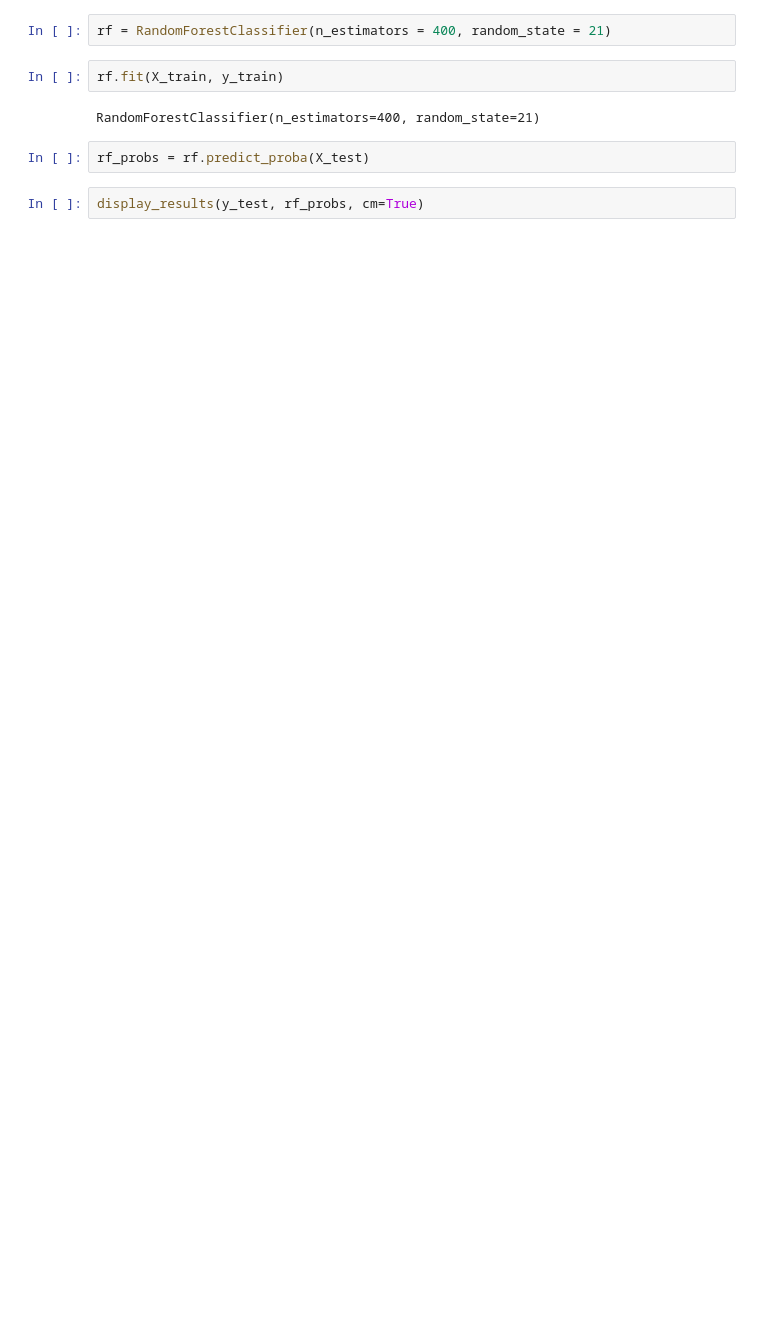
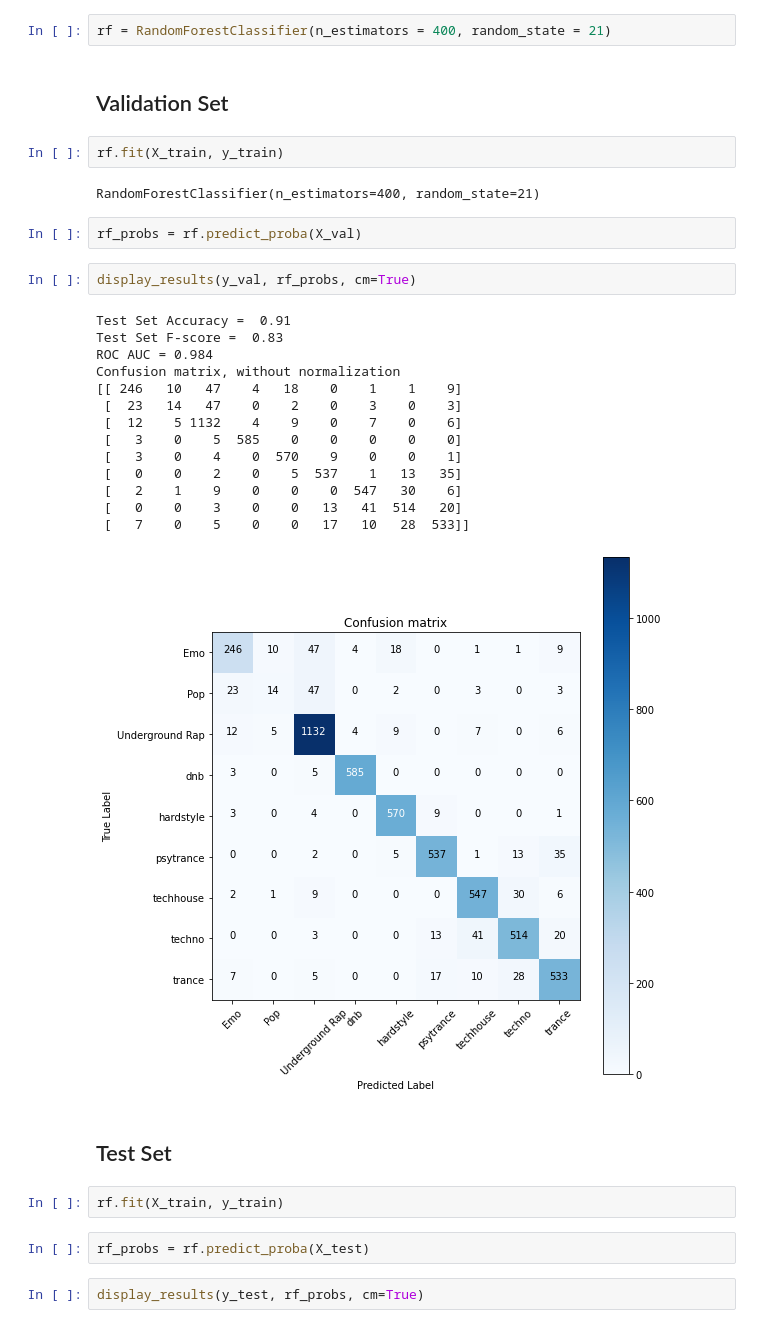
Before and after one commit to Andrewjw91/Machine-Learning-Classification-for-Spotify-Song-Genres, a Jupyter notebook: code/Spotify RF.ipynb, the cells around one changed output. Saved outputs shown, nothing was run; the diff lists cells and outputs as text; blank space fills up the shorter version.

```diff
--- a/code/Spotify RF.ipynb
+++ b/code/Spotify RF.ipynb
@@ -124,10 +124,35 @@ def display_results(y_test, pred_probs, cm = True):
         plot_confusion_matrix(confusion_matrix(y_test, pred), classes=genres)
 # %%
 rf = RandomForestClassifier(n_estimators = 400, random_state = 21)
+# %% [markdown]
+## Validation Set
+# %%
+rf.fit(X_train, y_train)
+# %% [output]
+RandomForestClassifier(n_estimators=400, random_state=21)
+# %%
+rf_probs = rf.predict_proba(X_val)
+# %%
+display_results(y_val, rf_probs, cm=True)
+# %% [output]
+Test Set Accuracy =  0.91
+Test Set F-score =  0.83
+ROC AUC = 0.984
+Confusion matrix, without normalization
+[[ 246   10   47    4   18    0    1    1    9]
+ [  23   14   47    0    2    0    3    0    3]
+ [  12    5 1132    4    9    0    7    0    6]
+ [   3    0    5  585    0    0    0    0    0]
+ [   3    0    4    0  570    9    0    0    1]
+ [   0    0    2    0    5  537    1   13   35]
+ [   2    1    9    0    0    0  547   30    6]
+ [   0    0    3    0    0   13   41  514   20]
+ [   7    0    5    0    0   17   10   28  533]]
+[figure, added]
+# %% [markdown]
+## Test Set
 # %%
 rf.fit(X_train, y_train)
-# %% [output]
-RandomForestClassifier(n_estimators=400, random_state=21)
 # %%
 rf_probs = rf.predict_proba(X_test)
 # %%
```
Also changed, not shown: parts of 2 cells of this notebook.
